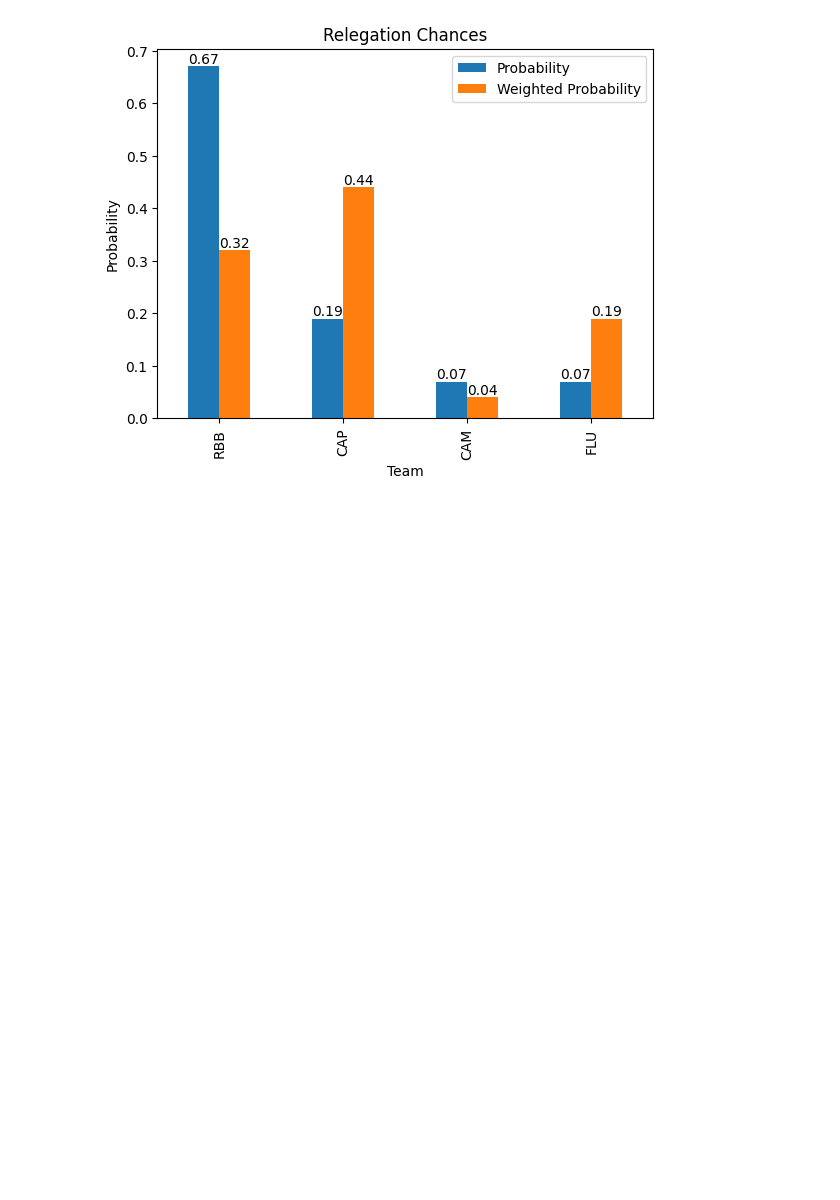
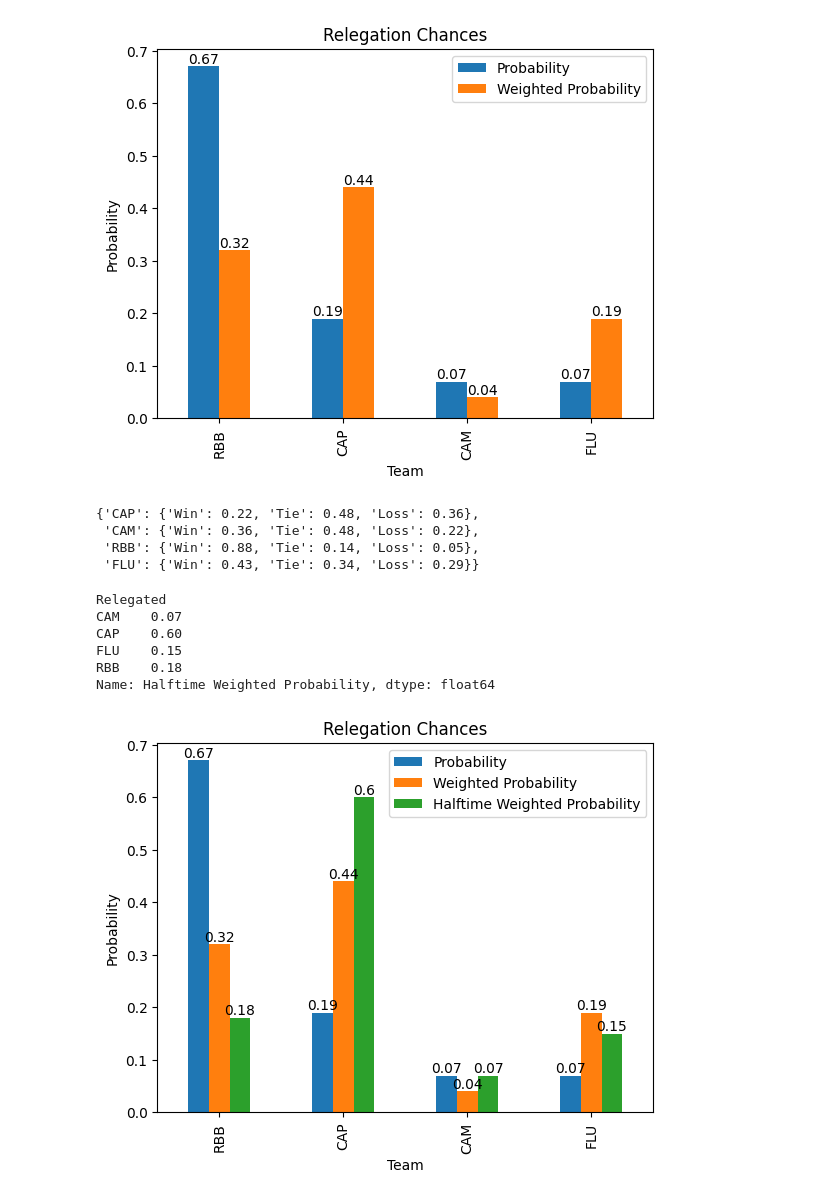
Before and after one commit to danb27/fluminense-relegation-odds, a Jupyter notebook: main.ipynb, the cells around one changed output. Cells and saved outputs as stored; diff of their text form; code cells hidden in the pictures; blank space fills up the shorter version.

Commit message:
Add halftime probabilities

```diff
--- a/main.ipynb
+++ b/main.ipynb
@@ -137,3 +137,66 @@ probabilities_df = pd.merge(simple_chances, team_prob, left_index=True, right_in
 plot(probabilities_df)
 # %% [output]
 [figure]
+# %%
+_moneylines = {
+    "CAP": {
+        "Win": 350,
+        "Tie": 110,
+        "Loss": 175
+    },
+    "CAM": {
+        "Win": 175,
+        "Tie": 110,
+        "Loss": 350
+    },
+    "RBB": {
+        "Win": -750,
+        "Tie": 600,
+        "Loss": 2000
+    },
+    "FLU": {
+        "Win": 130,
+        "Tie": 195,
+        "Loss": 240
+    },
+}
+
+halftime_probabilities = {
+    team: {outcome: moneyline_to_prob(odd) for outcome, odd in odds.items()}
+    for team, odds in _moneylines.items()
+}
+halftime_probabilities
+# %% [output]
+{'CAP': {'Win': 0.22, 'Tie': 0.48, 'Loss': 0.36},
+ 'CAM': {'Win': 0.36, 'Tie': 0.48, 'Loss': 0.22},
+ 'RBB': {'Win': 0.88, 'Tie': 0.14, 'Loss': 0.05},
+ 'FLU': {'Win': 0.43, 'Tie': 0.34, 'Loss': 0.29}}
+# %%
+ht_prob_df = pd.DataFrame()
+
+for col in df.columns:
+    if col == "Relegated":
+        ht_prob_df["Relegated"] = df[col]
+        continue
+    ht_prob_df[f"{col}_prob"] = df[col].apply(lambda x: halftime_probabilities[col][x])
+
+ht_prob_df["Halftime Weighted Probability"] = (
+    ht_prob_df["CAP_prob"] * ht_prob_df["CAM_prob"] * ht_prob_df["RBB_prob"] * ht_prob_df["FLU_prob"]
+)
+ht_team_prob = ht_prob_df.groupby('Relegated')['Halftime Weighted Probability'].sum()
+# normalize to 1
+ht_team_prob = (ht_team_prob / ht_team_prob.sum()).round(2)
+ht_team_prob
+# %% [output]
+Relegated
+CAM    0.07
+CAP    0.60
+FLU    0.15
+RBB    0.18
+Name: Halftime Weighted Probability, dtype: float64
+# %%
+probabilities_df = pd.merge(probabilities_df, ht_team_prob, left_index=True, right_index=True)
+# %%
+plot(probabilities_df)
+# %% [output]
+[figure, added]
```
